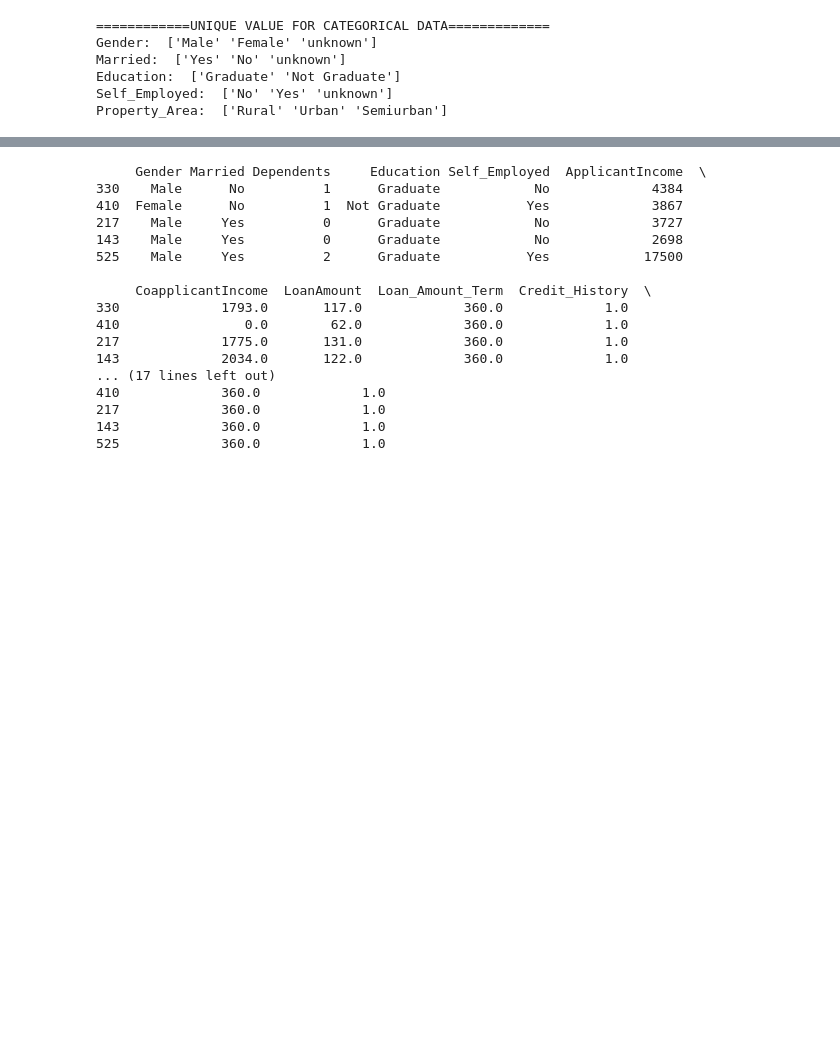
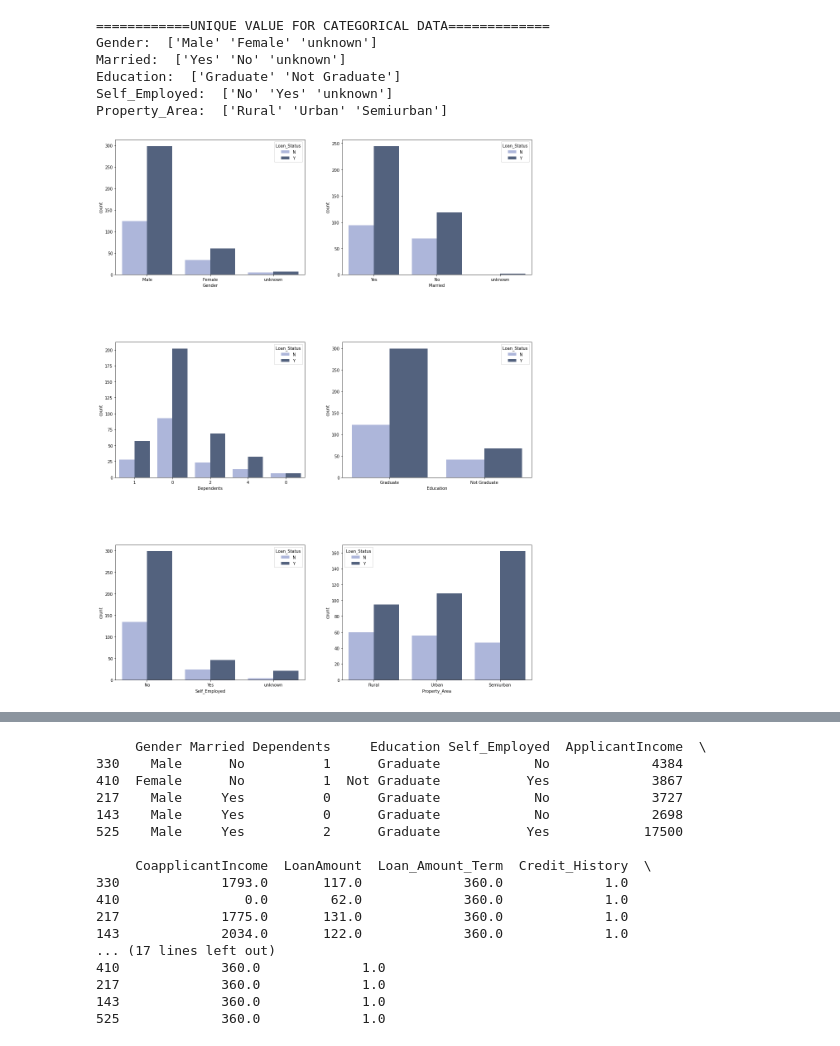
Before and after one commit to bwagle2021/ECS171-Loan-Prediction-Project, a Jupyter notebook: Project.ipynb, the cells around one changed output, grey strips where cells are left out. Saved outputs shown, nothing was run; the diff lists cells and outputs as text; code cells hidden in the pictures; blank space fills up the shorter version.

```diff
--- a/Project.ipynb
+++ b/Project.ipynb
@@ -80,0 +135,15 @@ Property_Area:  ['Rural' 'Urban' 'Semiurban']
+# %%
+training_categorical = trainingDf[["Gender", "Married", "Dependents", "Education", "Self_Employed", "Property_Area"]]
+training_numerical = trainingDf[["ApplicantIncome", "CoapplicantIncome", "LoanAmount", "Loan_Amount_Term", "Credit_History"]]
+# %%
+fig,axes = plt.subplots(3,2,figsize=(18,24))
+index = 0
+for category in (training_categorical):
+    i, j = divmod(index, 2)
+    sb.countplot(x=category,data=trainingDf,hue='Loan_Status',ax=axes[i,j], palette=['#A6B1E1',"#4C6085"])
+    index += 1
+
+
+plt.subplots_adjust(hspace=0.5)
+# %% [output]
+[figure, added]
```
Also changed, not shown: parts of 10 cells of this notebook.
